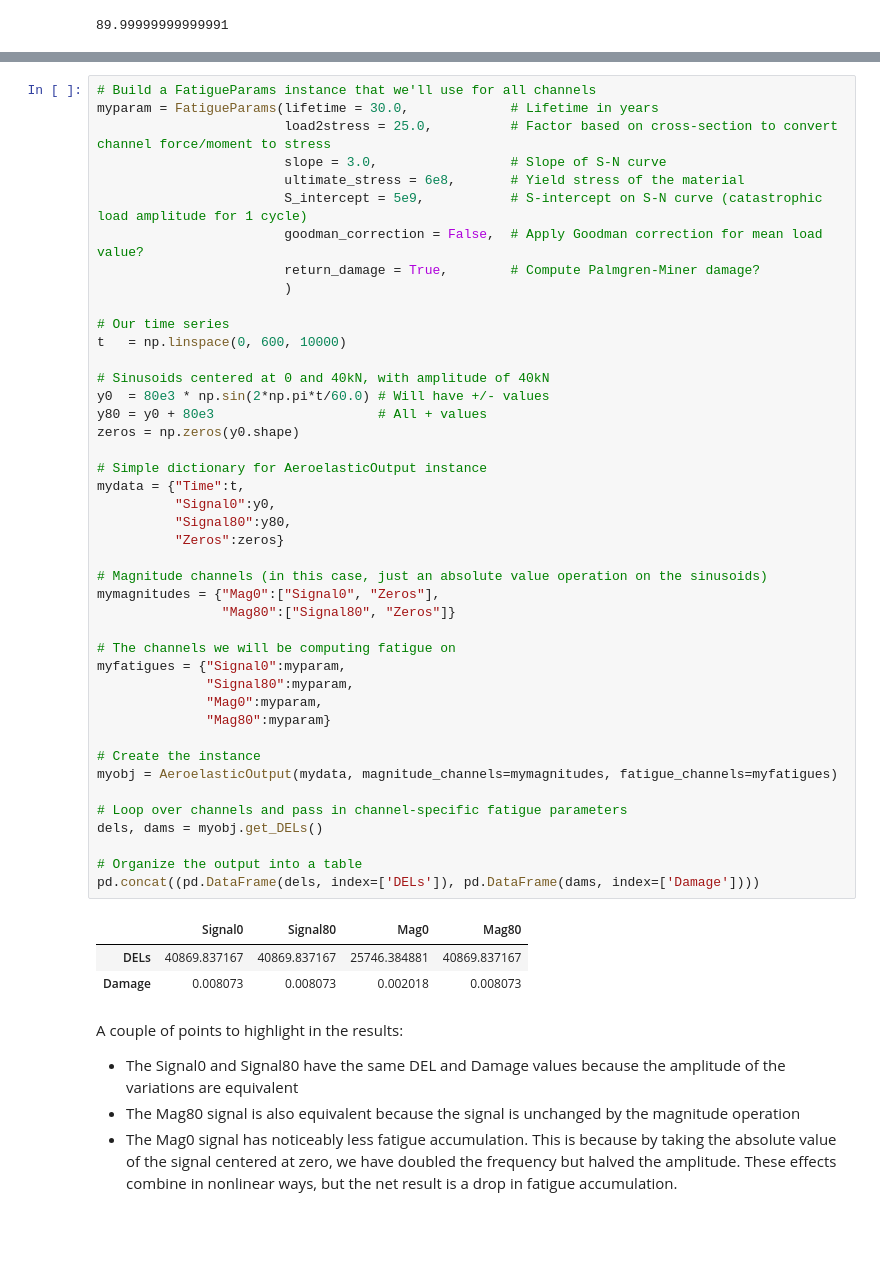
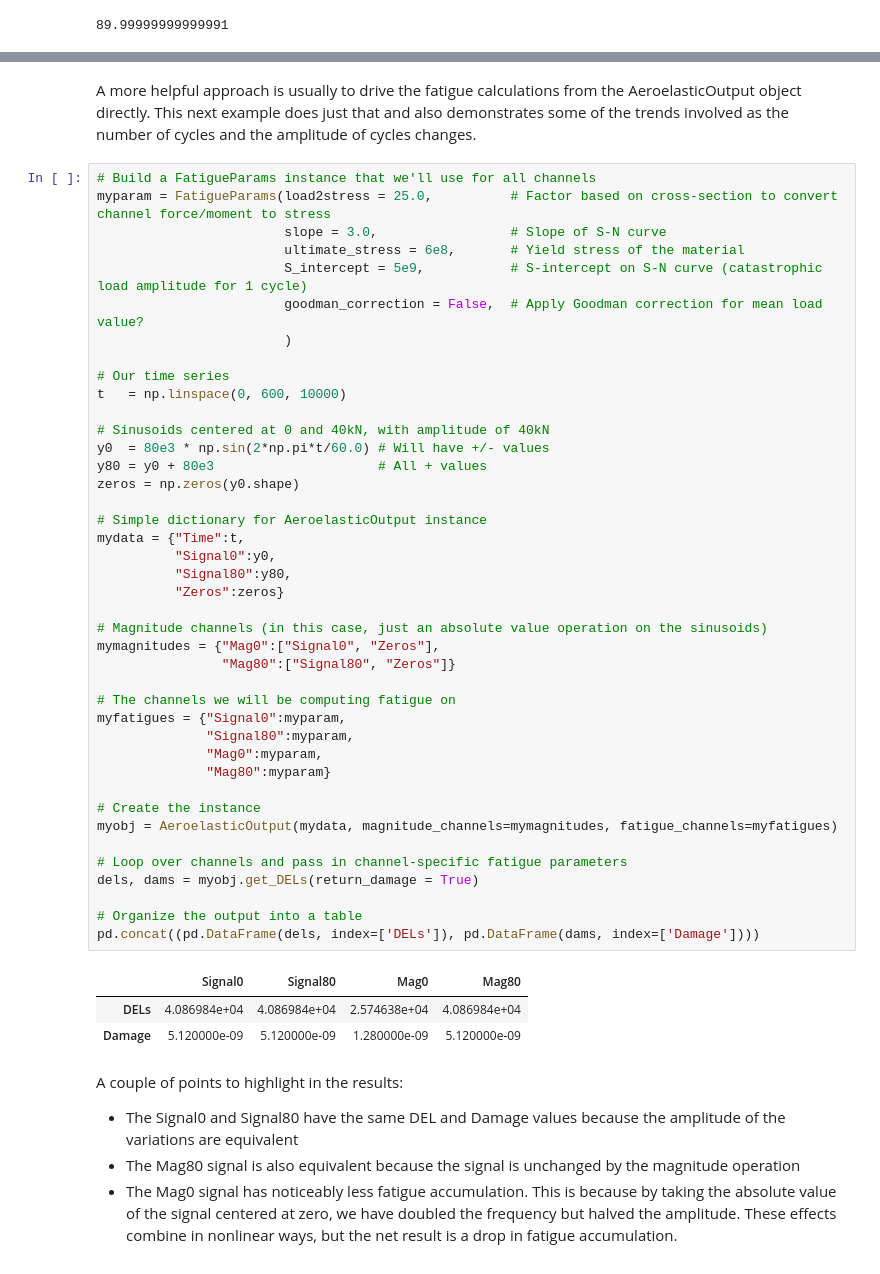
Before and after one commit to NREL/pCrunch, a Jupyter notebook: examples/aeroelastic_output_example.ipynb, the cells around one changed output, grey strips where cells are left out. Cells and saved outputs as stored; diff of their text form; blank space fills up the shorter version.

Commit message:
progress checkin on fatigue overhaul

```diff
--- a/examples/aeroelastic_output_example.ipynb
+++ b/examples/aeroelastic_output_example.ipynb
@@ -476,12 +561,12 @@ Instead of using the same examples as above, here we'll build a couple of sinuso
+# %% [markdown]
+A more helpful approach is usually to drive the fatigue calculations from the AeroelasticOutput object directly.  This next example does just that and also demonstrates some of the trends involved as the number of cycles and the amplitude of cycles changes.
 # %%
 # Build a FatigueParams instance that we'll use for all channels
-myparam = FatigueParams(lifetime = 30.0,             # Lifetime in years
-                        load2stress = 25.0,          # Factor based on cross-section to convert channel force/moment to stress
+myparam = FatigueParams(load2stress = 25.0,          # Factor based on cross-section to convert channel force/moment to stress
                         slope = 3.0,                 # Slope of S-N curve
                         ultimate_stress = 6e8,       # Yield stress of the material
                         S_intercept = 5e9,           # S-intercept on S-N curve (catastrophic load amplitude for 1 cycle)
                         goodman_correction = False,  # Apply Goodman correction for mean load value?
-                        return_damage = True,        # Compute Palmgren-Miner damage?
                         )
 
 # Our time series
@@ -490,36 +575,36 @@ t   = np.linspace(0, 600, 10000)
 # Sinusoids centered at 0 and 40kN, with amplitude of 40kN
 y0  = 80e3 * np.sin(2*np.pi*t/60.0) # Will have +/- values
 y80 = y0 + 80e3                     # All + values
 zeros = np.zeros(y0.shape)
 
 # Simple dictionary for AeroelasticOutput instance
 mydata = {"Time":t,
           "Signal0":y0,
           "Signal80":y80,
           "Zeros":zeros}
 
 # Magnitude channels (in this case, just an absolute value operation on the sinusoids)
 mymagnitudes = {"Mag0":["Signal0", "Zeros"],
                 "Mag80":["Signal80", "Zeros"]}
 
 # The channels we will be computing fatigue on
 myfatigues = {"Signal0":myparam,
               "Signal80":myparam,
               "Mag0":myparam,
               "Mag80":myparam}
 
 # Create the instance
 myobj = AeroelasticOutput(mydata, magnitude_channels=mymagnitudes, fatigue_channels=myfatigues)
 
 # Loop over channels and pass in channel-specific fatigue parameters
-dels, dams = myobj.get_DELs()
+dels, dams = myobj.get_DELs(return_damage = True)
 
 # Organize the output into a table
 pd.concat((pd.DataFrame(dels, index=['DELs']), pd.DataFrame(dams, index=['Damage'])))
 # %% [output]
 |  | Signal0 | Signal80 | Mag0 | Mag80 |
-| DELs | 40869.837167 | 40869.837167 | 25746.384881 | 40869.837167 |
-| Damage | 0.008073 | 0.008073 | 0.002018 | 0.008073 |
+| DELs | 4.086984e+04 | 4.086984e+04 | 2.574638e+04 | 4.086984e+04 |
+| Damage | 5.120000e-09 | 5.120000e-09 | 1.280000e-09 | 5.120000e-09 |
 # %% [markdown]
 A couple of points to highlight in the results:
 
```
Also changed, not shown: parts of 18 cells of this notebook, 8 other files.
